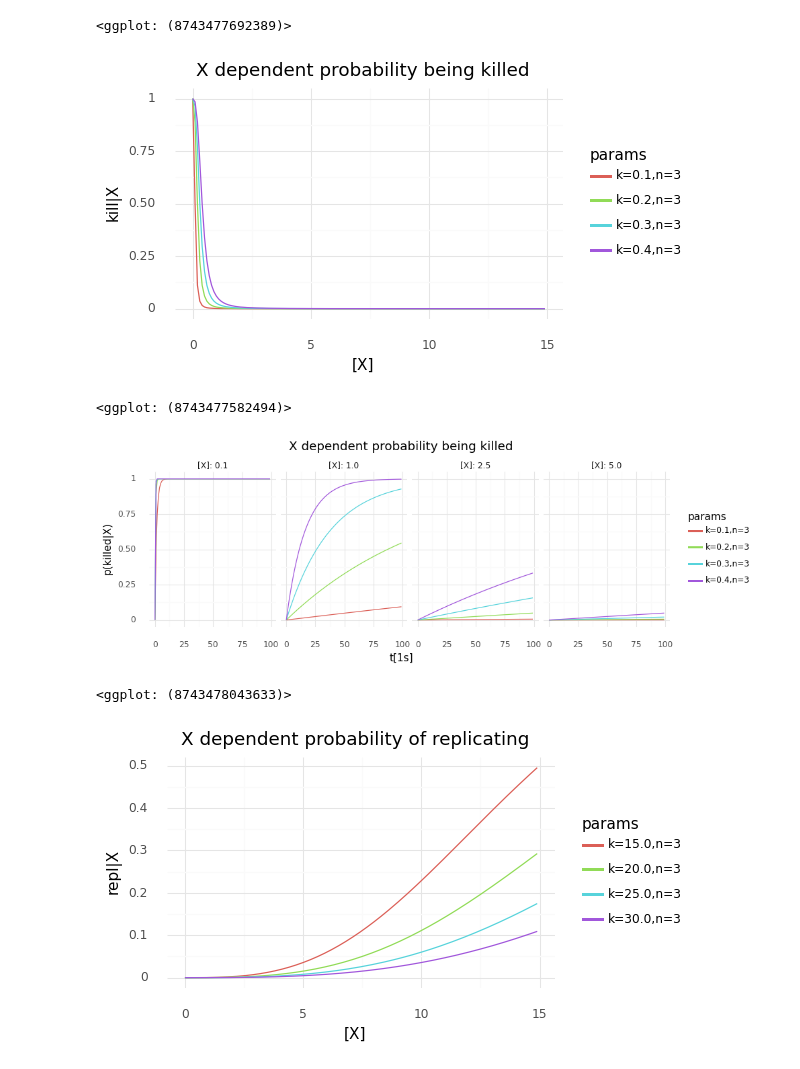
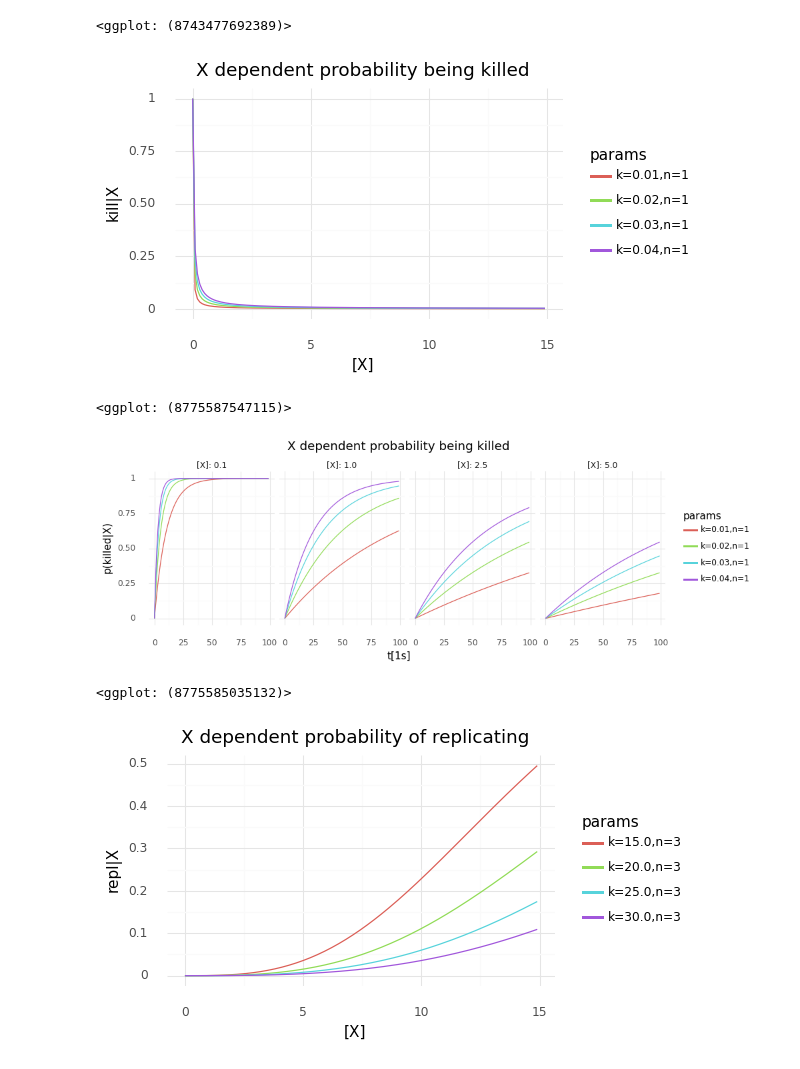
Before and after one commit to mRcSchwering/luca, a Jupyter notebook: e1_co2_fixing/prep.ipynb, the cells around one changed output. Cells and saved outputs as stored; diff of their text form; code cells hidden in the pictures.

```diff
--- a/e1_co2_fixing/prep.ipynb
+++ b/e1_co2_fixing/prep.ipynb
@@ -183,33 +176,0 @@ df1["recombined[%]"] = df1["n"] * 100
-# %%
-MOL_2_I = {d.name: i for i, d in enumerate(MOLECULES)}
-CO2_I = MOL_2_I["CO2"]
-
-gradient_size = 0.2
-n = 41
-step = 10
-
-records = []
-for map_size in [128, 256]:
-    world = ms.World(chemistry=CHEMISTRY, map_size=map_size, mol_map_init="zeros")
-    add_co2 = MapCenterSquareGradient(ratio=gradient_size, map_size=world.map_size)
-
-    for _ in range(100):
-        add_co2(world.molecule_map[CO2_I])
-        world.diffuse_molecules()
-
-    ticks = list(range(world.map_size))
-    xs = ticks * world.map_size
-    ys = [d for d in ticks for _ in range(world.map_size)]
-
-    def record_map(molmap: torch.Tensor, t: int):
-        mols = molmap.flatten().tolist()
-        for x, y, c in zip(xs, ys, mols):
-            records.append({"t": t, "x": x, "y": y, "n[CO2]": c, "size": str(map_size)})
-
-    record_map(world.molecule_map[CO2_I], 0)
-    for s in range(n):
-        if s % step == 0:
-            record_map(world.molecule_map[CO2_I], s)
-
-        add_co2(world.molecule_map[CO2_I])
-        world.diffuse_molecules()
@@ -352,16 +262,16 @@ df = pd.DataFrame.from_records(records)
 <ggplot: (8743477692389)>
 # %%
 paramsets = [
-    (0.1, 3),
-    (0.2, 3),
-    (0.3, 3),
-    (0.4, 3),
+    (0.01, 1),
+    (0.02, 1),
+    (0.03, 1),
+    (0.04, 1),
 ]
 X = torch.arange(0.0, 15.0, 0.1)
 
 dicts = []
 for k, n in paramsets:
-    name = f"k={k:.1f},n={n}"
+    name = f"k={k:.2f},n={n}"
     dicts.append({"[X]": X.tolist(), "kill|X": rev_sigm(X, k=k, n=n), "params": name})
 df = pd.concat([pd.DataFrame(d) for d in dicts], ignore_index=True)
 
@@ -370,34 +280,34 @@ df = pd.concat([pd.DataFrame(d) for d in dicts], ignore_index=True)
     + theme(figure_size=(5, 3))
     + ggtitle("X dependent probability being killed"))
 # %% [output]
-[figure, old version]
+[figure, new version]
-<ggplot: (8743477582494)>
+<ggplot: (8775587547115)>
 # %%
 n_steps = 100
 amounts = [0.1, 1.0, 2.5, 5.0]
 
 records = []
 for k, n in paramsets:
     for amount in amounts:
         for t in range(n_steps):
-            name = f"k={k:.1f},n={n}"
+            name = f"k={k:.2f},n={n}"
             p = rev_sigm(torch.tensor(amount), k=k, n=n).item()
             records.append({
                 "t[1s]": t,
                 "[X]": amount,
                 "p(killed|X)": (1 - (1 - p) ** t),
                 "params": name,
             })
 df = pd.DataFrame.from_records(records)
 
 (ggplot(df)
     + geom_line(aes(x="t[1s]", y="p(killed|X)", color="params"))
     + facet_grid("~ [X]", labeller="label_both", scales="free_x")
     + theme(figure_size=(10, 3))
     + ggtitle("X dependent probability being killed"))
 # %% [output]
-[figure, old version]
+[figure, new version]
-<ggplot: (8743478043633)>
+<ggplot: (8775585035132)>
 # %%
 paramsets = [
     (15.0, 3),
```
Also changed, not shown: parts of 8 cells of this notebook, 1 other file.
